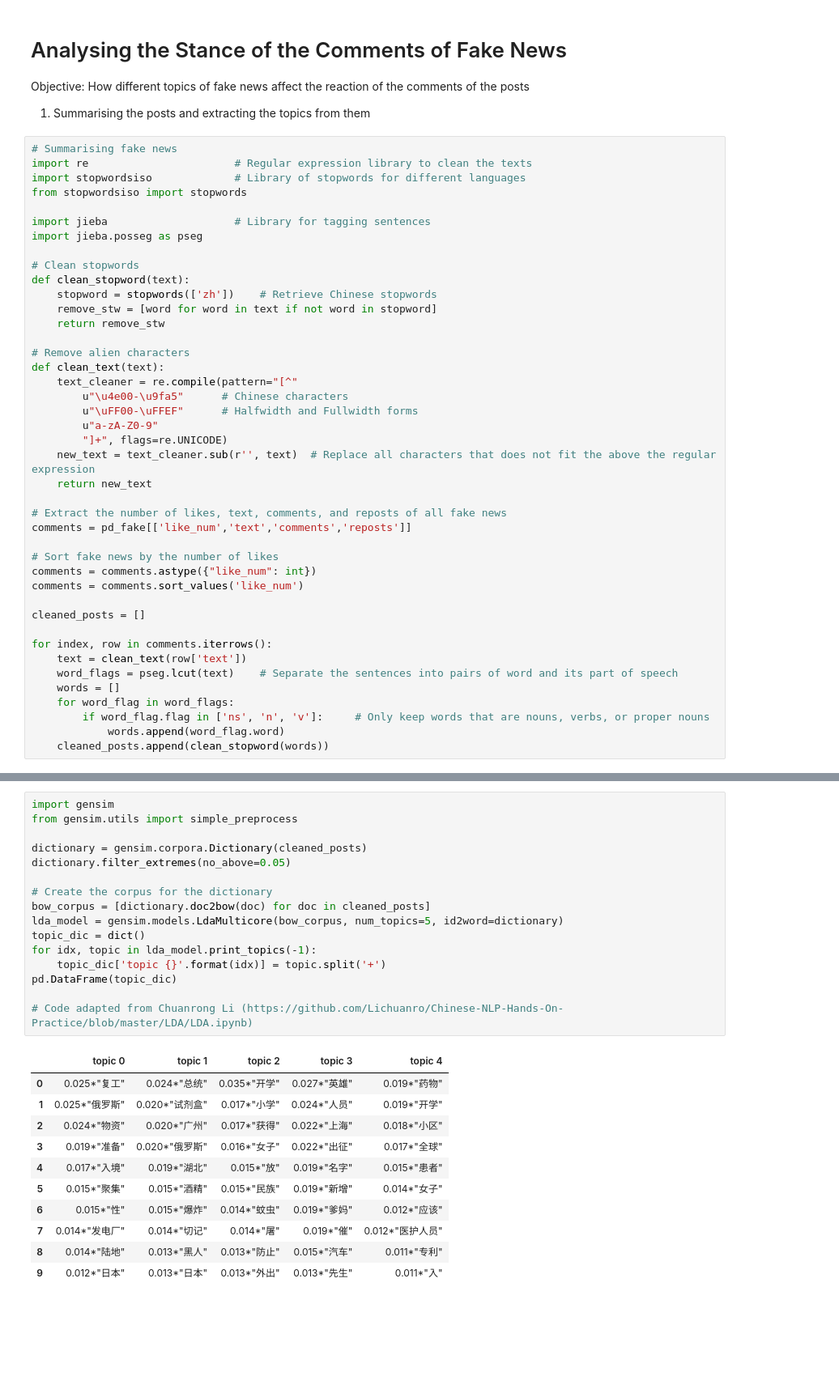
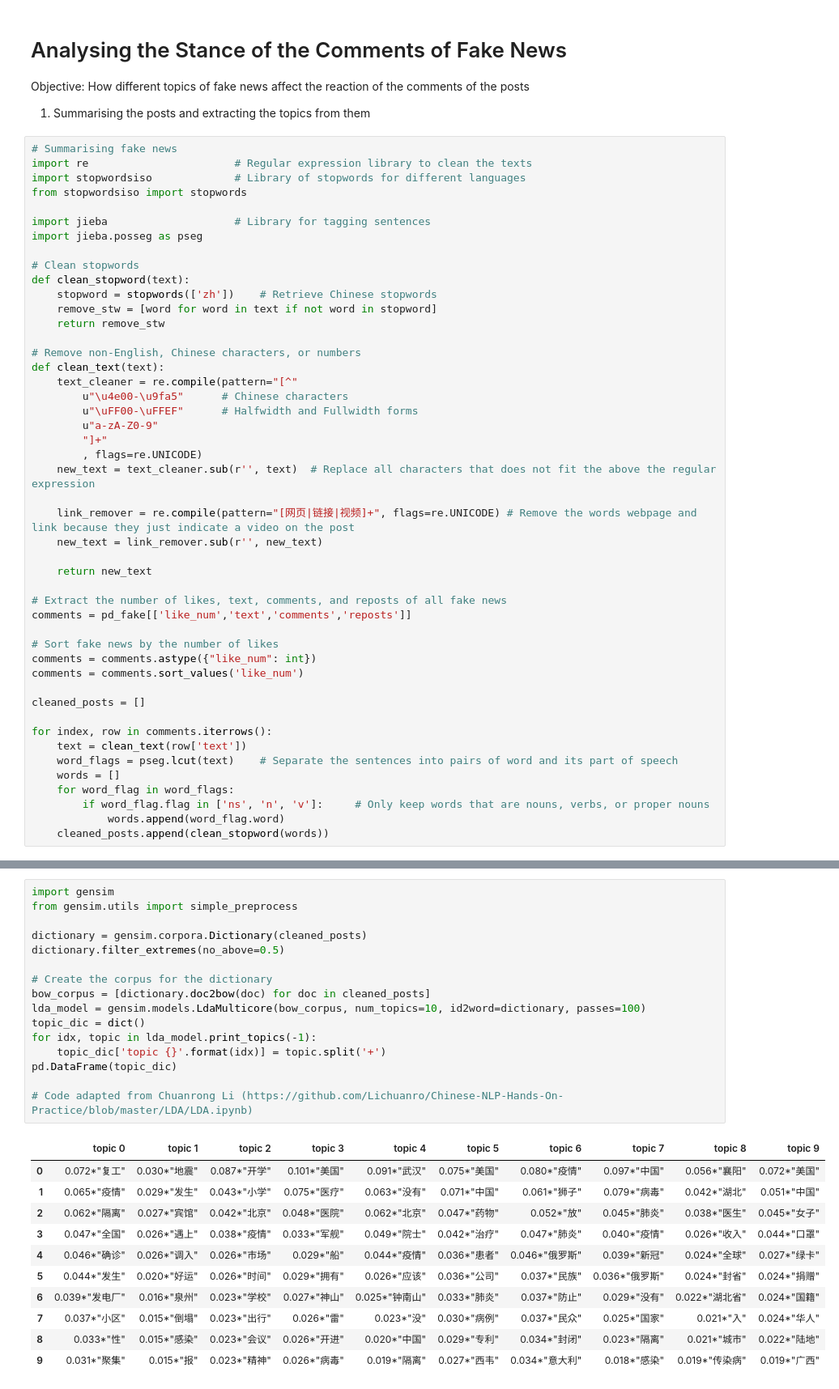
Before and after one commit to Pandacoocoo/Fake_News, a Jupyter notebook: fake_news.ipynb, the cells around one changed output, grey strips where cells are left out. Shown at 81% size. Saved outputs shown, nothing was run; the diff lists cells and outputs as text; blank space fills up the shorter version.

```diff
--- a/fake_news.ipynb
+++ b/fake_news.ipynb
@@ -322,14 +322,19 @@ def clean_stopword(text):
     remove_stw = [word for word in text if not word in stopword]
     return remove_stw
 
-# Remove alien characters
+# Remove non-English, Chinese characters, or numbers
 def clean_text(text):
     text_cleaner = re.compile(pattern="[^"
         u"\u4e00-\u9fa5"      # Chinese characters
         u"\uFF00-\uFFEF"      # Halfwidth and Fullwidth forms
         u"a-zA-Z0-9"
-        "]+", flags=re.UNICODE)
+        "]+"
+        , flags=re.UNICODE)
     new_text = text_cleaner.sub(r'', text)  # Replace all characters that does not fit the above the regular expression
+
+    link_remover = re.compile(pattern="[网页|链接|视频]+", flags=re.UNICODE) # Remove the words webpage and link because they just indicate a video on the post
+    new_text = link_remover.sub(r'', new_text)
+
     return new_text
 
 # Extract the number of likes, text, comments, and reposts of all fake news
@@ -357,29 +357,29 @@ Prefix dict has been built successfully.
 # %%
 import gensim
 from gensim.utils import simple_preprocess
 
 dictionary = gensim.corpora.Dictionary(cleaned_posts)
-dictionary.filter_extremes(no_above=0.05)
+dictionary.filter_extremes(no_above=0.5)
 
 # Create the corpus for the dictionary
 bow_corpus = [dictionary.doc2bow(doc) for doc in cleaned_posts]
-lda_model = gensim.models.LdaMulticore(bow_corpus, num_topics=5, id2word=dictionary)
+lda_model = gensim.models.LdaMulticore(bow_corpus, num_topics=10, id2word=dictionary, passes=100)
 topic_dic = dict()
 for idx, topic in lda_model.print_topics(-1):
     topic_dic['topic {}'.format(idx)] = topic.split('+')
 pd.DataFrame(topic_dic)
 
 # Code adapted from Chuanrong Li (https://github.com/Lichuanro/Chinese-NLP-Hands-On-Practice/blob/master/LDA/LDA.ipynb)
 # %% [output]
-|  | topic 0 | topic 1 | topic 2 | topic 3 | topic 4 |
-| 0 | 0.025*"复工" | 0.024*"总统" | 0.035*"开学" | 0.027*"英雄" | 0.019*"药物" |
-| 1 | 0.025*"俄罗斯" | 0.020*"试剂盒" | 0.017*"小学" | 0.024*"人员" | 0.019*"开学" |
-| 2 | 0.024*"物资" | 0.020*"广州" | 0.017*"获得" | 0.022*"上海" | 0.018*"小区" |
-| 3 | 0.019*"准备" | 0.020*"俄罗斯" | 0.016*"女子" | 0.022*"出征" | 0.017*"全球" |
-| 4 | 0.017*"入境" | 0.019*"湖北" | 0.015*"放" | 0.019*"名字" | 0.015*"患者" |
-| 5 | 0.015*"聚集" | 0.015*"酒精" | 0.015*"民族" | 0.019*"新增" | 0.014*"女子" |
-| 6 | 0.015*"性" | 0.015*"爆炸" | 0.014*"蚊虫" | 0.019*"爹妈" | 0.012*"应该" |
-| 7 | 0.014*"发电厂" | 0.014*"切记" | 0.014*"屠" | 0.019*"催" | 0.012*"医护人员" |
-| 8 | 0.014*"陆地" | 0.013*"黑人" | 0.013*"防止" | 0.015*"汽车" | 0.011*"专利" |
-| 9 | 0.012*"日本" | 0.013*"日本" | 0.013*"外出" | 0.013*"先生" | 0.011*"入" |
+|  | topic 0 | topic 1 | topic 2 | topic 3 | topic 4 | topic 5 | topic 6 | topic 7 | topic 8 | topic 9 |
+| 0 | 0.072*"复工" | 0.030*"地震" | 0.087*"开学" | 0.101*"美国" | 0.091*"武汉" | 0.075*"美国" | 0.080*"疫情" | 0.097*"中国" | 0.056*"襄阳" | 0.072*"美国" |
+| 1 | 0.065*"疫情" | 0.029*"发生" | 0.043*"小学" | 0.075*"医疗" | 0.063*"没有" | 0.071*"中国" | 0.061*"狮子" | 0.079*"病毒" | 0.042*"湖北" | 0.051*"中国" |
+| 2 | 0.062*"隔离" | 0.027*"宾馆" | 0.042*"北京" | 0.048*"医院" | 0.062*"北京" | 0.047*"药物" | 0.052*"放" | 0.045*"肺炎" | 0.038*"医生" | 0.045*"女子" |
+| 3 | 0.047*"全国" | 0.026*"遇上" | 0.038*"疫情" | 0.033*"军舰" | 0.049*"院士" | 0.042*"治疗" | 0.047*"肺炎" | 0.040*"疫情" | 0.026*"收入" | 0.044*"口罩" |
+| 4 | 0.046*"确诊" | 0.026*"调入" | 0.026*"市场" | 0.029*"船" | 0.044*"疫情" | 0.036*"患者" | 0.046*"俄罗斯" | 0.039*"新冠" | 0.024*"全球" | 0.027*"绿卡" |
+| 5 | 0.044*"发生" | 0.020*"好运" | 0.026*"时间" | 0.029*"拥有" | 0.026*"应该" | 0.036*"公司" | 0.037*"民族" | 0.036*"俄罗斯" | 0.024*"封省" | 0.024*"捐赠" |
+| 6 | 0.039*"发电厂" | 0.016*"泉州" | 0.023*"学校" | 0.027*"神山" | 0.025*"钟南山" | 0.033*"肺炎" | 0.037*"防止" | 0.029*"没有" | 0.022*"湖北省" | 0.024*"国籍" |
+| 7 | 0.037*"小区" | 0.015*"倒塌" | 0.023*"出行" | 0.026*"雷" | 0.023*"没" | 0.030*"病例" | 0.037*"民众" | 0.025*"国家" | 0.021*"入" | 0.024*"华人" |
+| 8 | 0.033*"性" | 0.015*"感染" | 0.023*"会议" | 0.026*"开进" | 0.020*"中国" | 0.029*"专利" | 0.034*"封闭" | 0.023*"隔离" | 0.021*"城市" | 0.022*"陆地" |
+| 9 | 0.031*"聚集" | 0.015*"报" | 0.023*"精神" | 0.026*"病毒" | 0.019*"隔离" | 0.027*"西韦" | 0.034*"意大利" | 0.018*"感染" | 0.019*"传染病" | 0.019*"广西" |
 # %%
```
Also changed, not shown: parts of 4 cells of this notebook.
